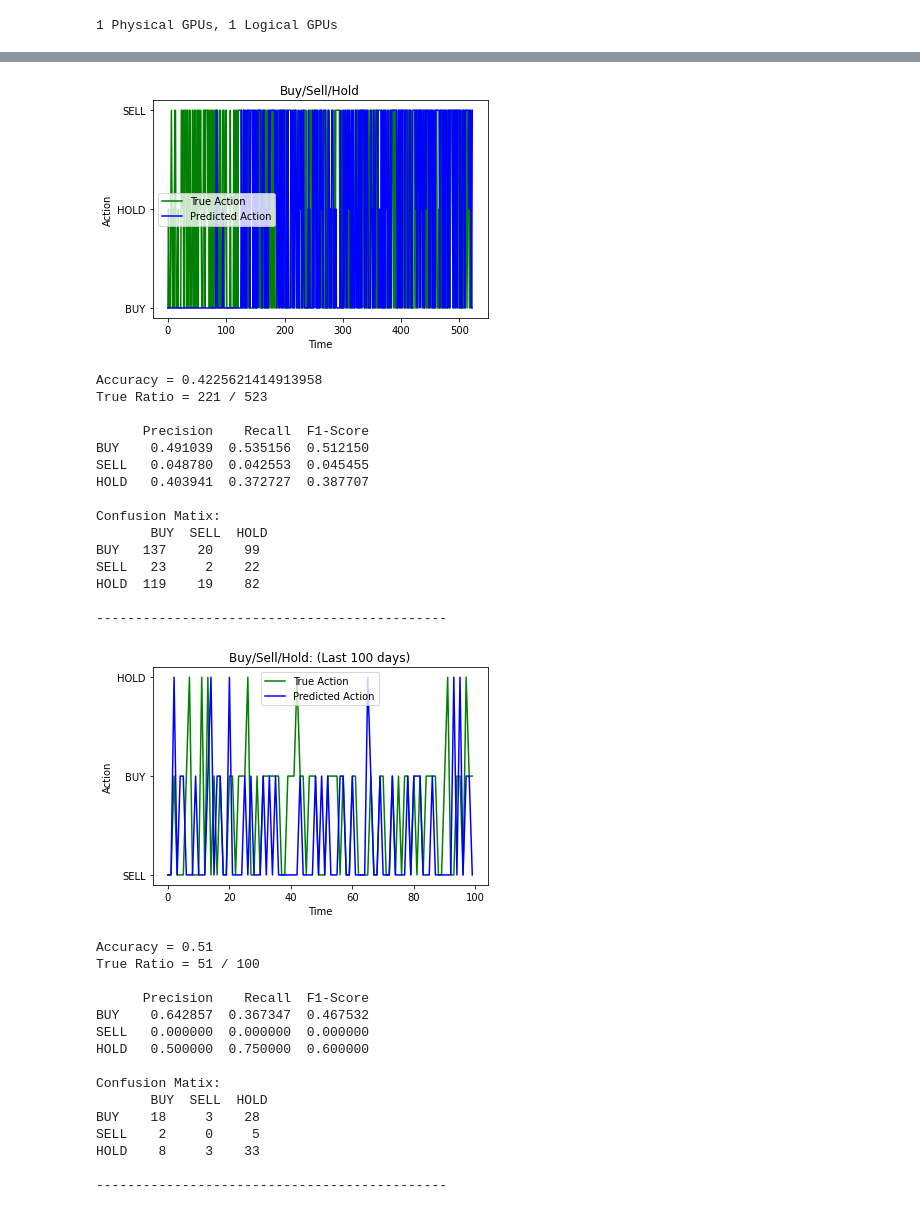
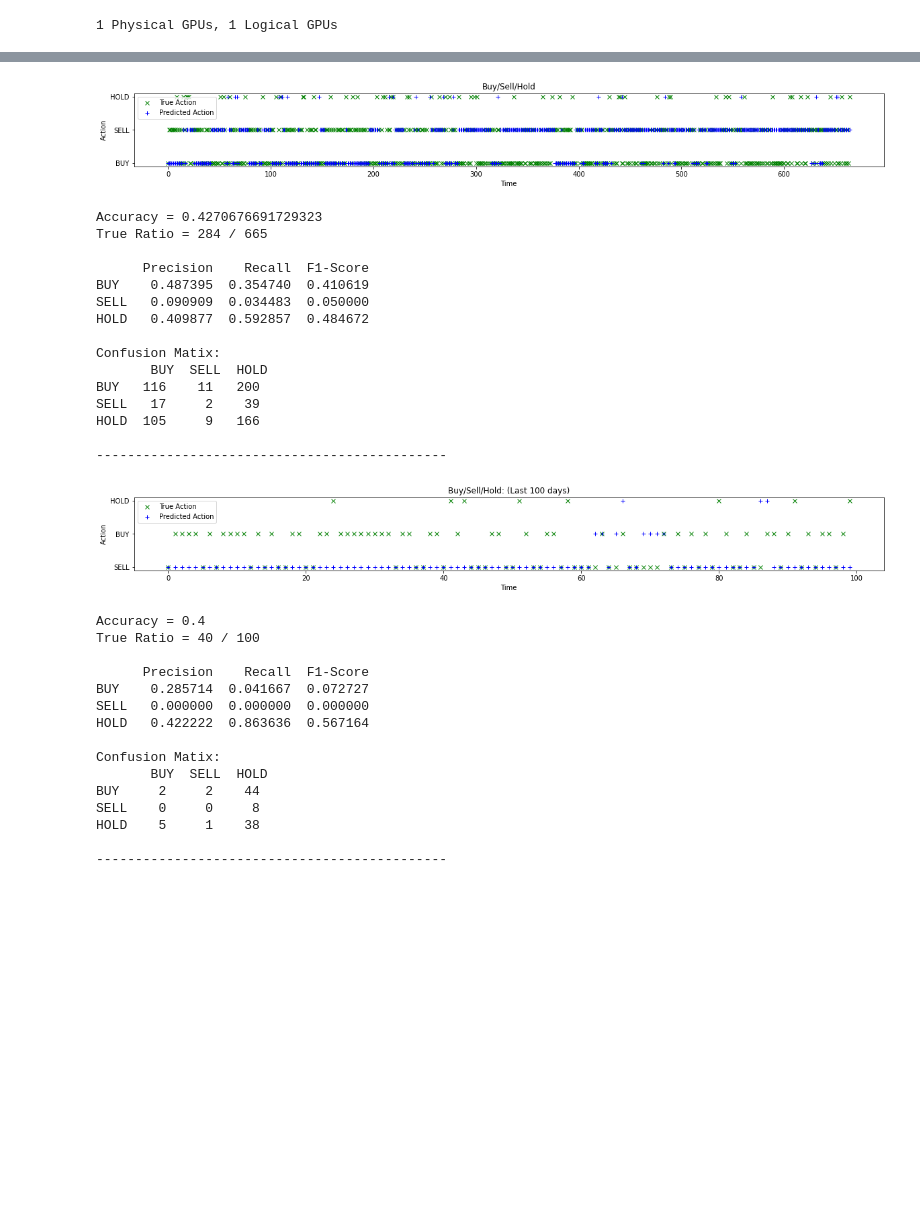
Before and after one commit to MKL0501/ML_CryptoStock_Tracking, a Jupyter notebook: Stock_Trainer.ipynb, the cells around one changed output, grey strips where cells are left out. Cells and saved outputs as stored; diff of their text form; code cells hidden in the pictures; blank space fills up the shorter version.

```diff
--- a/Stock_Trainer.ipynb
+++ b/Stock_Trainer.ipynb
@@ -381,9 +63,0 @@ Epoch 200/200
-# %%
-# In[Test Model]
-
-model.evaluate(
-               x = x_test,
-               y = y_test
-              )
-
-y_pred = model.predict(x_test)
@@ -601,26 +193,26 @@ def create_model(sequence_length, n_features, units=256, cell=LSTM, n_layers=2,
     return model
 # %%
 # Window size or the sequence length
-N_STEPS = 100
+N_STEPS = 60
 # Lookup step, 1 is the next day
 LOOKUP_STEP = 1
 # whether to scale feature columns & output price as well
 SCALE = True
 scale_str = f"sc-{int(SCALE)}"
 # whether to shuffle the dataset
-SHUFFLE = True
+SHUFFLE = False
 shuffle_str = f"sh-{int(SHUFFLE)}"
 # whether to split the training/testing set by date
 SPLIT_BY_DATE = False
 split_by_date_str = f"sbd-{int(SPLIT_BY_DATE)}"
 # test ratio size, 0.2 is 20%
-TEST_SIZE = 0.2
+TEST_SIZE = 0.25
 # features to use
 FEATURE_COLUMNS = ["adjclose", "volume", "open", "high", "low"]
 # date now
 date_now = time.strftime("%Y-%m-%d")
 ### model parameters
-N_LAYERS = 4
+N_LAYERS = 6
 # LSTM cell
 CELL = LSTM
 # LSTM neurons
@@ -628,7 +220,7 @@ UNITS = 512
 # 40% dropout
 DROPOUT = 0.4
 # whether to use bidirectional RNNs
-BIDIRECTIONAL = False
+BIDIRECTIONAL = True
 ### training parameters
 # mean absolute error loss
 LOSS = "mse"
@@ -866,23 +480,26 @@ def buy_sell(initial, final):
 true_action = []
 pred_action = []
 for index, row in final_df.iterrows():
-    true_action.append(buy_sell(initial = row['adjclose'], final = row['true_adjclose_1']))
-    pred_action.append(buy_sell(initial = row['adjclose'], final = row['adjclose_1']))
+    true_action.append(buy_sell(initial = row['adjclose'], final = row['true_adjclose_'+str(LOOKUP_STEP)]))
+    pred_action.append(buy_sell(initial = row['adjclose'], final = row['adjclose_'+str(LOOKUP_STEP)]))
 
 # plot buy/sell/hold predictions verus truth
 def info_buy_sell(truth, prediction, num_days = 0):
+    plt.figure(figsize = (20,2))
     plt.plot(
-             truth[(-1 * num_days):],
-             label = 'True Action',
+            truth[(-1 * num_days):],
+            label = 'True Action',
+            marker = 'x',
             color = 'green',
-            linestyle = 'solid'
+            linestyle = 'None'
             )
 
     plt.plot(
             prediction[(-1 * num_days):],
             label = 'Predicted Action',
+            marker = '+',
             color = 'blue',
-            linestyle = 'solid'
+            linestyle = 'None'
             )
     if num_days == 0:
         plt.title('Buy/Sell/Hold')
@@ -892,62 +509,62 @@ def info_buy_sell(truth, prediction, num_days = 0):
     plt.ylabel('Action')
     plt.legend()
     plt.show()
 
     print('\nAccuracy =', accuracy_score(true_action[(-1 * num_days):], pred_action[(-1 * num_days):]))
     print('True Ratio =', accuracy_score(true_action[(-1 * num_days):], pred_action[(-1 * num_days):], normalize = False), '/', len(true_action[(-1 * num_days):]), '\n')
 
     print(pd.DataFrame(
                     data = {
                             'Precision':precision_score(true_action[(-1 * num_days):], pred_action[(-1 * num_days):], average = None),
                             'Recall':recall_score(true_action[(-1 * num_days):], pred_action[(-1 * num_days):], average = None),
                             'F1-Score':f1_score(true_action[(-1 * num_days):], pred_action[(-1 * num_days):], average = None)
                             },
                     index = ['BUY', 'SELL', 'HOLD']
                     ))
 
     print('\nConfusion Matix:\n', pd.DataFrame(
                                                 data = confusion_matrix(true_action[(-1 * num_days):], pred_action[(-1 * num_days):]),
                                                 index = ['BUY', 'SELL', 'HOLD'],
                                                 columns = ['BUY', 'SELL', 'HOLD']
                                               ), '\n')
     print('---------------------------------------------\n')
 
 # print accuracy and plots
 info_buy_sell(truth = true_action, prediction = pred_action)
 info_buy_sell(truth = true_action, prediction = pred_action, num_days = 100)
 info_buy_sell(truth = true_action, prediction = pred_action, num_days = 75)
 info_buy_sell(truth = true_action, prediction = pred_action, num_days = 50)
 info_buy_sell(truth = true_action, prediction = pred_action, num_days = 25)
 # %% [output]
-[figure, old version]
+[figure, new version]
-Accuracy = 0.4225621414913958
-True Ratio = 221 / 523
+Accuracy = 0.4270676691729323
+True Ratio = 284 / 665
 
       Precision    Recall  F1-Score
-BUY    0.491039  0.535156  0.512150
-SELL   0.048780  0.042553  0.045455
-HOLD   0.403941  0.372727  0.387707
+BUY    0.487395  0.354740  0.410619
+SELL   0.090909  0.034483  0.050000
+HOLD   0.409877  0.592857  0.484672
 
 Confusion Matix:
        BUY  SELL  HOLD
-BUY   137    20    99
-SELL   23     2    22
-HOLD  119    19    82
+BUY   116    11   200
+SELL   17     2    39
+HOLD  105     9   166
 
 ---------------------------------------------
-[figure, old version]
+[figure, new version]
-Accuracy = 0.51
-True Ratio = 51 / 100
+Accuracy = 0.4
+True Ratio = 40 / 100
 
       Precision    Recall  F1-Score
-BUY    0.642857  0.367347  0.467532
+BUY    0.285714  0.041667  0.072727
 SELL   0.000000  0.000000  0.000000
-HOLD   0.500000  0.750000  0.600000
+HOLD   0.422222  0.863636  0.567164
 
 Confusion Matix:
        BUY  SELL  HOLD
-BUY    18     3    28
-SELL    2     0     5
-HOLD    8     3    33
+BUY     2     2    44
+SELL    0     0     8
+HOLD    5     1    38
 
 ---------------------------------------------
```
Also changed, not shown: parts of 22 cells of this notebook, 1 other file.
